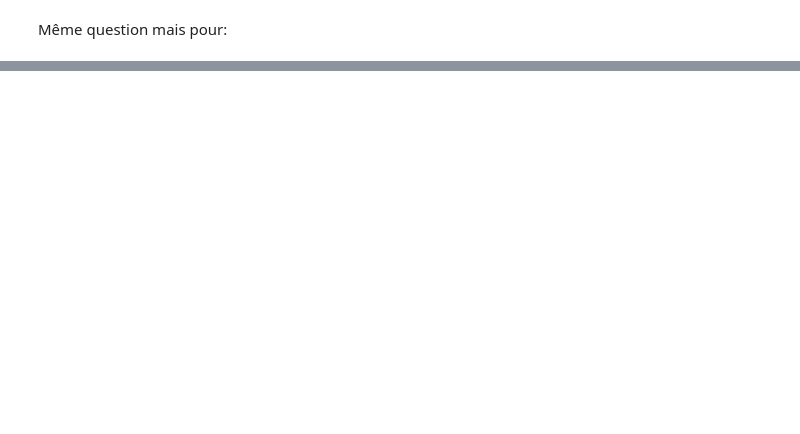
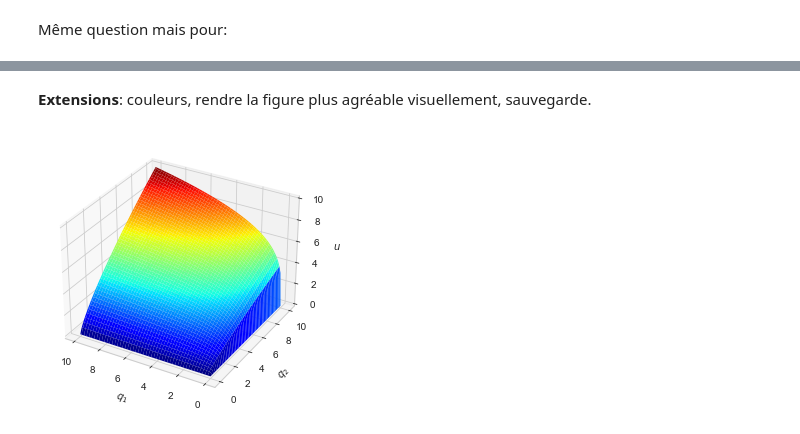
Before and after one commit to lugovalexa/Cours-UGA-Python-M1-Eco, a Jupyter notebook: Notebooks/Cours_2/Python_Cours_2.ipynb, the cells around one changed output, grey strips where cells are left out. Saved outputs shown, nothing was run; the diff lists cells and outputs as text; code cells hidden in the pictures; blank space fills up the shorter version.

```diff
--- a/Notebooks/Cours_2/Python_Cours_2.ipynb
+++ b/Notebooks/Cours_2/Python_Cours_2.ipynb
@@ -177,0 +333,7 @@ print(np.sort(A)) # trier (par ordre croissant)
+# %%
+for i,q1 in enumerate(q1_liste): # i est un compteur
+    u = u_func(q1,q2,alpha=0.25)
+    print(f'{i:2d}: q1 = {q1:<6.3f} x2 = {q2:<6.3f} -> u = {u:<6.3f}')
+
+# {i:2d}: entier de largeur 2 (aligné à droite)
+# {x1:<6.3f}: float de largeur 6 et 3 chiffres après la virgule (<, aligné à gauche)
@@ -177,0 +452,23 @@ print(np.sort(A)) # trier (par ordre croissant)
+# %% [markdown]
+**Extensions**: couleurs, rendre la figure plus agréable visuellement, sauvegarde.
+# %%
+from matplotlib import cm # pour 'colormap', couleurs pour la figure
+
+# a. le graphique en cours
+fig = plt.figure()
+ax = fig.add_subplot(1,1,1,projection='3d')
+ax.plot_surface(q1_vals,q2_vals,u_vals,cmap=cm.jet)
+
+# b. ajouts de labels
+ax.set_xlabel('$q_1$')
+ax.set_ylabel('$q_2$')
+ax.set_zlabel('$u$')
+
+# c. inversion de l'axe des 'x' pour amener l'origine au devant au centre
+ax.invert_xaxis()
+
+# d. sauvegarde
+fig.tight_layout()
+fig.savefig('unefigure.pdf') # ici .pdf mais peut être un autre format, e.g., .png
+# %% [output]
+[figure, added]
```
Also changed, not shown: parts of 84 cells of this notebook, 5 other files.
